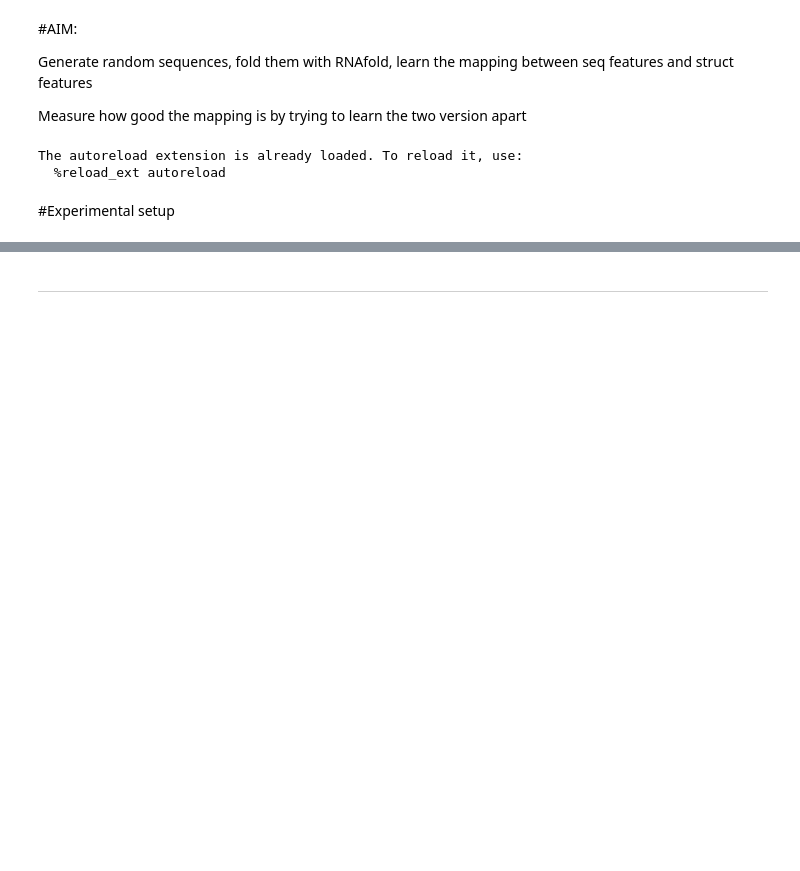
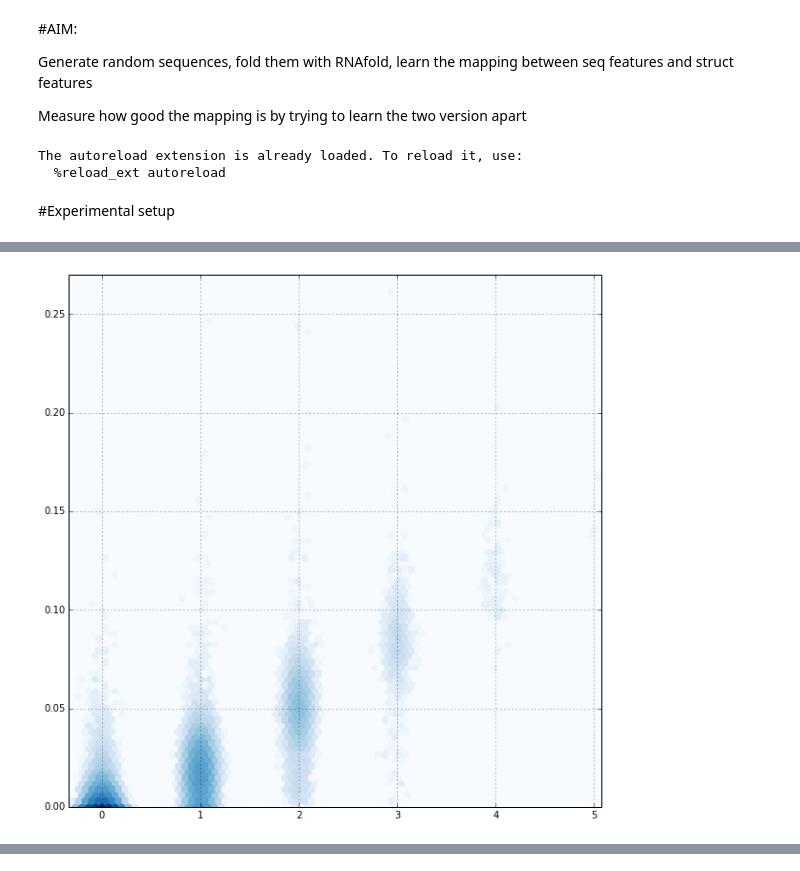
Before and after one commit to fabriziocosta/EDeN_examples, a Jupyter notebook: bioinf/rna/DeepNet for Folding prediction.ipynb, the cells around one changed output, grey strips where cells are left out. Drawn from its saved outputs; the diff is of its cells as text; code cells hidden in the pictures; blank space fills up the shorter version.

```diff
--- a/bioinf/rna/DeepNet for Folding prediction.ipynb
+++ b/bioinf/rna/DeepNet for Folding prediction.ipynb
@@ -332,9 +294,9 @@ Wall time: 14.1 s
 # %%
 %%time
-smoothed_predicted_data = lowess(original_data,predicted_data)
-
 plt.figure(figsize=(10,10))
-plt.scatter(original_data,predicted_data)
-plt.scatter(original_data,smoothed_predicted_data, c='r')
+plt.hexbin(noisy_original_data,predicted_data,
+           bins='log', gridsize=80, cmap='Blues')
 plt.grid()
 plt.show()
+# %% [output]
+[figure, added]
@@ -341,2 +304,0 @@ plt.show()
-# %% [markdown]
----
```
Also changed, not shown: parts of 14 cells of this notebook, 1 other file.
